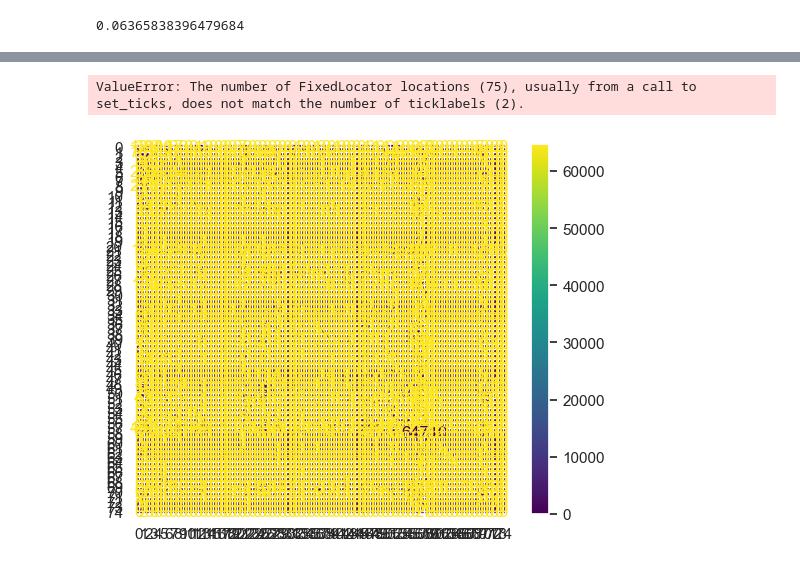
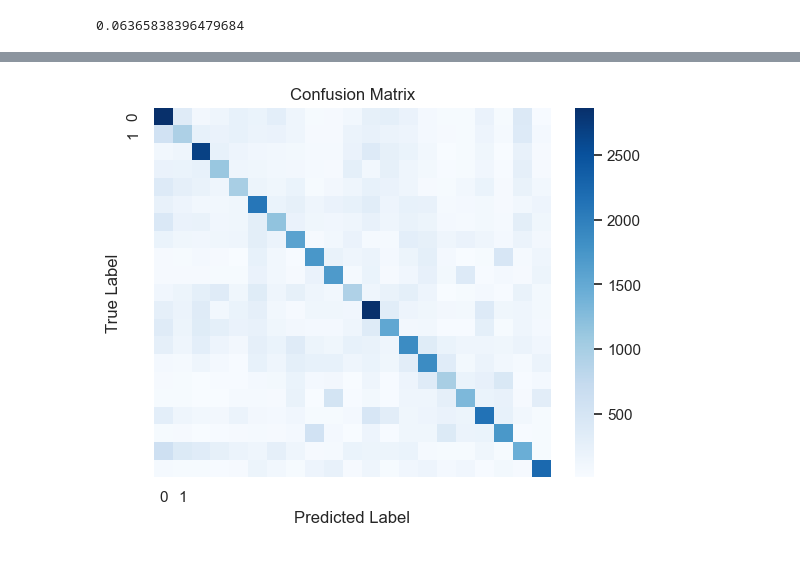
Before and after one commit to daisy-abbott/LA-Crime, a Jupyter notebook: exper.ipynb, the cells around one changed output, grey strips where cells are left out. Cells and saved outputs as stored; diff of their text form; code cells hidden in the pictures.

```diff
--- a/exper.ipynb
+++ b/exper.ipynb
@@ -232,11 +232,11 @@ dummy_clf.score(X, y)
 import numpy as np
 
 # Labels are values we want to predict
-labels = np.array(temp['Weapon Used Cd'])
+labels = np.array(temp['AREA'])
 
 # Remove the labels from the features
 # axis 1 refers to the columns
-features = temp.drop('Weapon Used Cd', axis=1)
+features = temp.drop('AREA', axis=1)
 
 # Saving feature names for later
 feature_x = list(features.columns)
@@ -254,7 +254,7 @@ train_features, test_features, train_labels, test_labels = train_test_split(feat
 from sklearn.ensemble import RandomForestClassifier
 
 # instantiate the classifier # estimators is num of decision trees
-rfc = RandomForestClassifier(n_estimators=10, random_state=42)
+rfc = RandomForestClassifier(random_state=42)
 
 # fit the model
 rfc.fit(train_features, train_labels)
@@ -292,21 +291,0 @@ weighted avg       0.83      0.85      0.84     99082
-# %%
-# ... (your existing code)
-
-# Predict the Test set results
-label_pred = rfc.predict(test_features)
-
-# Import confusion_matrix function
-from sklearn.metrics import confusion_matrix
-
-# Create confusion matrix
-cm = confusion_matrix(test_labels, label_pred)
-
-# Print confusion matrix
-print("Confusion Matrix:")
-print(cm)
-
-# ... (your existing code)
-
-# Print accuracy score
-from sklearn.metrics import accuracy_score
-print('Model accuracy score with 10 decision-trees: {0:0.4f}'.format(accuracy_score(test_labels, label_pred)))
@@ -323,9 +292,10 @@ Model accuracy score with 10 decision-trees: 0.8491
-# %%
-from sklearn import metrics
-confusion_matrix = metrics.confusion_matrix(test_labels, label_pred)
-cm_display = metrics.ConfusionMatrixDisplay(confusion_matrix = confusion_matrix, display_labels = [False, True])
-cm_display.plot()
-plt.show()
-# %% [output]
-ValueError: The number of FixedLocator locations (75), usually from a call to set_ticks, does not match the number of ticklabels (2).
-[figure, removed]
+# %%
+from sklearn import metrics
+cm = metrics.confusion_matrix(test_labels, label_pred)
+sns.heatmap(cm, annot=None, fmt='d', cmap='Blues', xticklabels=['0', '1'], yticklabels=['0', '1'])
+plt.xlabel('Predicted Label')
+plt.ylabel('True Label')
+plt.title('Confusion Matrix')
+plt.show()
+# %% [output]
+[figure, added]
```
Also changed, not shown: parts of 6 cells of this notebook.
